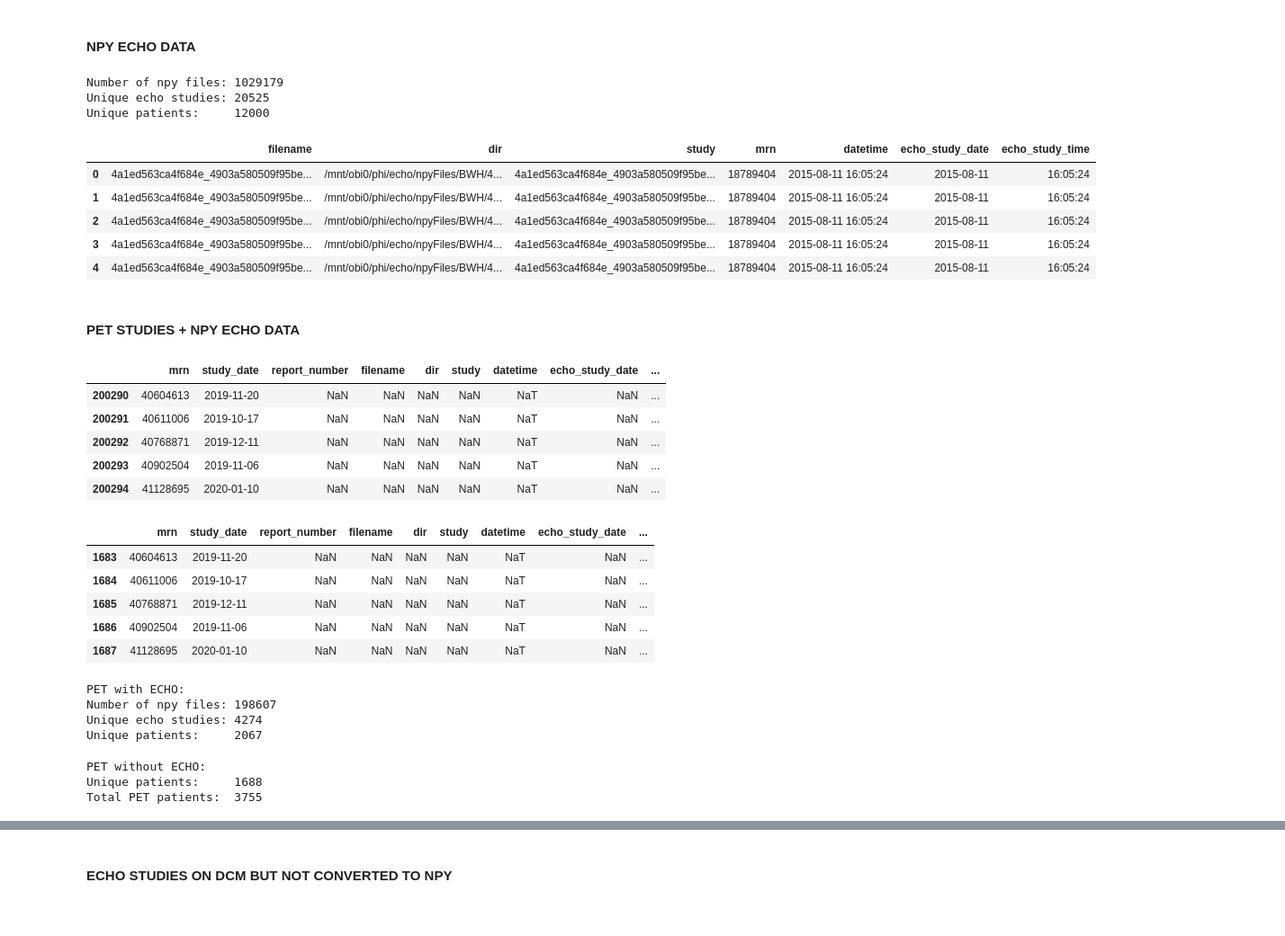
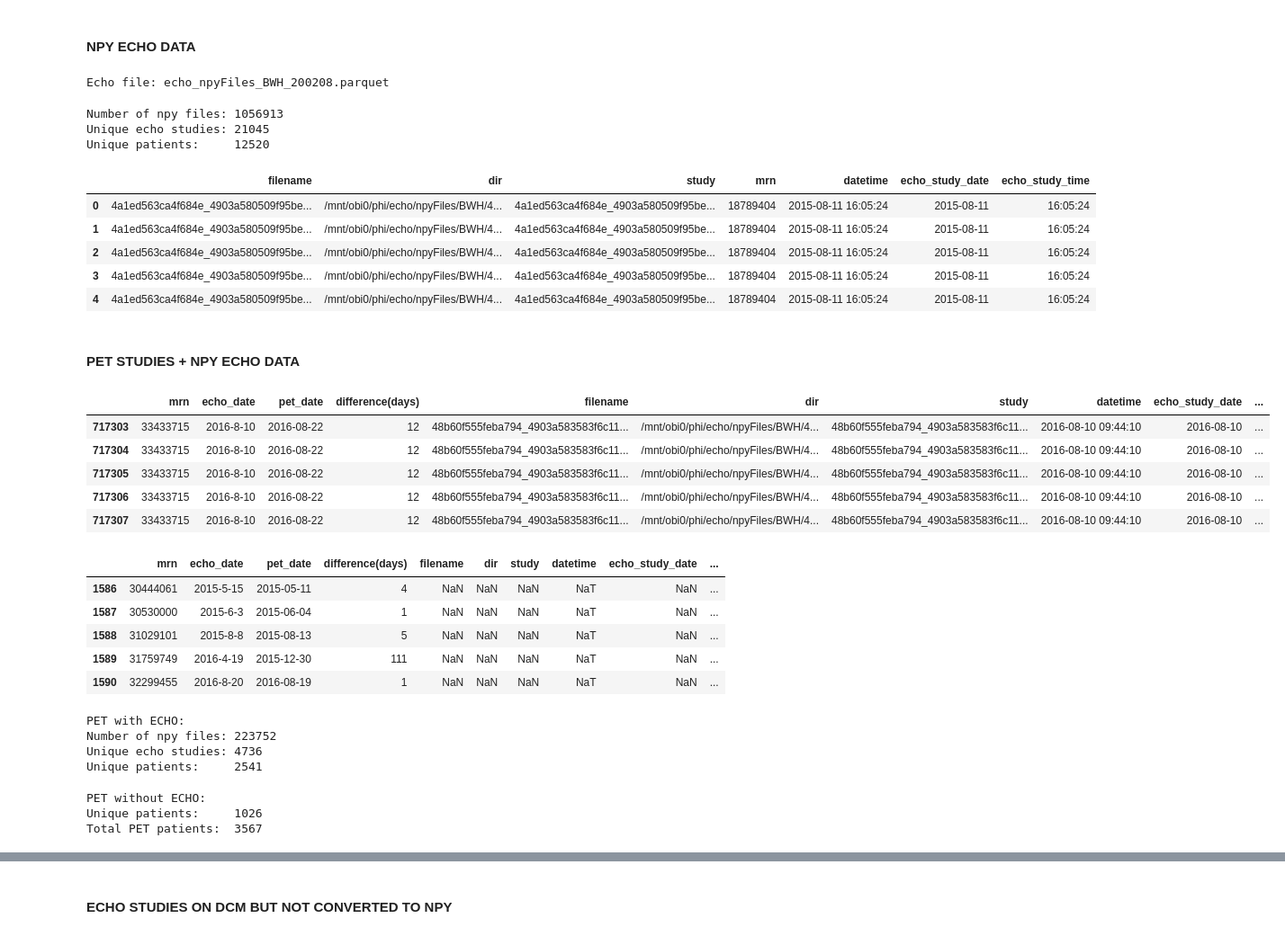
Before and after one commit to awerdich/werdich-cfr, a Jupyter notebook: notebooks/echo_pet_compare.ipynb, the cells around one changed output, grey strips where cells are left out. Shown at 90% size. Saved outputs shown, nothing was run; the diff lists cells and outputs as text; code cells hidden in the pictures.

```diff
--- a/notebooks/echo_pet_compare.ipynb
+++ b/notebooks/echo_pet_compare.ipynb
@@ -10,7 +10,7 @@ pd.set_option('display.max_columns', 50)
 pd.set_option('display.width', 1000)
 # %%
 cfr_data_root = os.path.normpath('/mnt/obi0/andreas/data/cfr')
-cfr_meta_date = '200202'
+cfr_meta_date = '200208'
 meta_dir = os.path.join(cfr_data_root, 'metadata_'+cfr_meta_date)
 print(meta_dir)
 # %% [output]
@@ -62,0 +20,11 @@ pet_df_3.head(5)
+# %%
+# Here are Rahul's new files
+echo_all_file = os.path.join(cfr_data_root, 'echo_studies_all_2020-Feb-4.txt')
+pet_all_file = os.path.join(cfr_data_root, 'pet_studies_all_2020-Feb-4.txt')
+pet_echo_file = os.path.join(cfr_data_root, 'bwh_2020-Feb-4_pet_365_diff.txt')
+echo_df = pd.read_csv(echo_all_file, sep = '\t')
+pet_df = pd.read_csv(pet_all_file, sep = '\t')
+pet_echo_df = pd.read_csv(pet_echo_file, sep = '\t') # Contains all PET MRNs use this one.
+pet = pet_echo_df.rename(columns = {'MRN': 'mrn'}).reset_index(drop = True)
+
+print('Unique patients:   {}'.format(len(pet.mrn.unique())))
@@ -68,6 +53,9 @@ echo = pd.read_parquet(os.path.join(meta_dir, echo_files_name))
 echo = echo.astype({'mrn': 'int64'})
 echo = echo.assign(echo_study_date = echo.datetime.dt.date,
                    echo_study_time = echo.datetime.dt.time)
+print('Echo file: {}'.format(echo_files_name))
+# %% [output]
+Echo file: echo_npyFiles_BWH_200208.parquet
 # %%
 print('Number of npy files: {}'.format(len(echo.filename.unique())))
 print('Unique echo studies: {}'.format(len(echo.study.unique())))
@@ -75,9 +63,9 @@ print('Unique patients:     {}'.format(len(echo.mrn.unique())))
 print()
 echo.head()
 # %% [output]
-Number of npy files: 1029179
-Unique echo studies: 20525
-Unique patients:     12000
+Number of npy files: 1056913
+Unique echo studies: 21045
+Unique patients:     12520
 |  | filename | dir | study | mrn | datetime | echo_study_date | echo_study_time |
 | 0 | 4a1ed563ca4f684e_4903a580509f95be... | /mnt/obi0/phi/echo/npyFiles/BWH/4... | 4a1ed563ca4f684e_4903a580509f95be... | 18789404 | 2015-08-11 16:05:24 | 2015-08-11 | 16:05:24 |
 | 1 | 4a1ed563ca4f684e_4903a580509f95be... | /mnt/obi0/phi/echo/npyFiles/BWH/4... | 4a1ed563ca4f684e_4903a580509f95be... | 18789404 | 2015-08-11 16:05:24 | 2015-08-11 | 16:05:24 |
@@ -87,15 +75,15 @@ Unique patients:     12000
 # %% [markdown]
 #### PET STUDIES + NPY ECHO DATA ####
 # %%
-pet_echo = pet_df_3.merge(right = echo, on = 'mrn', how = 'left')
+pet_echo = pet.merge(right = echo, on = 'mrn', how = 'left')
 pet_echo.tail()
 # %% [output]
-|  | mrn | study_date | report_number | filename | dir | study | datetime | echo_study_date | ... |
-| 200290 | 40604613 | 2019-11-20 | NaN | NaN | NaN | NaN | NaT | NaN | ... |
-| 200291 | 40611006 | 2019-10-17 | NaN | NaN | NaN | NaN | NaT | NaN | ... |
-| 200292 | 40768871 | 2019-12-11 | NaN | NaN | NaN | NaN | NaT | NaN | ... |
-| 200293 | 40902504 | 2019-11-06 | NaN | NaN | NaN | NaN | NaT | NaN | ... |
-| 200294 | 41128695 | 2020-01-10 | NaN | NaN | NaN | NaN | NaT | NaN | ... |
+|  | mrn | echo_date | pet_date | difference(days) | filename | dir | study | datetime | echo_study_date | ... |
+| 717303 | 33433715 | 2016-8-10 | 2016-08-22 | 12 | 48b60f555feba794_4903a583583f6c11... | /mnt/obi0/phi/echo/npyFiles/BWH/4... | 48b60f555feba794_4903a583583f6c11... | 2016-08-10 09:44:10 | 2016-08-10 | ... |
+| 717304 | 33433715 | 2016-8-10 | 2016-08-22 | 12 | 48b60f555feba794_4903a583583f6c11... | /mnt/obi0/phi/echo/npyFiles/BWH/4... | 48b60f555feba794_4903a583583f6c11... | 2016-08-10 09:44:10 | 2016-08-10 | ... |
+| 717305 | 33433715 | 2016-8-10 | 2016-08-22 | 12 | 48b60f555feba794_4903a583583f6c11... | /mnt/obi0/phi/echo/npyFiles/BWH/4... | 48b60f555feba794_4903a583583f6c11... | 2016-08-10 09:44:10 | 2016-08-10 | ... |
+| 717306 | 33433715 | 2016-8-10 | 2016-08-22 | 12 | 48b60f555feba794_4903a583583f6c11... | /mnt/obi0/phi/echo/npyFiles/BWH/4... | 48b60f555feba794_4903a583583f6c11... | 2016-08-10 09:44:10 | 2016-08-10 | ... |
+| 717307 | 33433715 | 2016-8-10 | 2016-08-22 | 12 | 48b60f555feba794_4903a583583f6c11... | /mnt/obi0/phi/echo/npyFiles/BWH/4... | 48b60f555feba794_4903a583583f6c11... | 2016-08-10 09:44:10 | 2016-08-10 | ... |
 # %%
 # Filter pet studies with current echo
 pet_echo_nofiles = pet_echo.loc[pet_echo.filename.isnull()].reset_index(drop = True)
@@ -110,12 +98,12 @@ petecho.to_parquet(os.path.join(meta_dir, pet_echo_files_name))
 # %%
 pet_echo_nofiles.tail()
 # %% [output]
-|  | mrn | study_date | report_number | filename | dir | study | datetime | echo_study_date | ... |
-| 1683 | 40604613 | 2019-11-20 | NaN | NaN | NaN | NaN | NaT | NaN | ... |
-| 1684 | 40611006 | 2019-10-17 | NaN | NaN | NaN | NaN | NaT | NaN | ... |
-| 1685 | 40768871 | 2019-12-11 | NaN | NaN | NaN | NaN | NaT | NaN | ... |
-| 1686 | 40902504 | 2019-11-06 | NaN | NaN | NaN | NaN | NaT | NaN | ... |
-| 1687 | 41128695 | 2020-01-10 | NaN | NaN | NaN | NaN | NaT | NaN | ... |
+|  | mrn | echo_date | pet_date | difference(days) | filename | dir | study | datetime | echo_study_date | ... |
+| 1586 | 30444061 | 2015-5-15 | 2015-05-11 | 4 | NaN | NaN | NaN | NaT | NaN | ... |
+| 1587 | 30530000 | 2015-6-3 | 2015-06-04 | 1 | NaN | NaN | NaN | NaT | NaN | ... |
+| 1588 | 31029101 | 2015-8-8 | 2015-08-13 | 5 | NaN | NaN | NaN | NaT | NaN | ... |
+| 1589 | 31759749 | 2016-4-19 | 2015-12-30 | 111 | NaN | NaN | NaN | NaT | NaN | ... |
+| 1590 | 32299455 | 2016-8-20 | 2016-08-19 | 1 | NaN | NaN | NaN | NaT | NaN | ... |
 # %%
 print('PET with ECHO:')
 print('Number of npy files: {}'.format(len(petecho.filename.unique())))
@@ -123,17 +111,17 @@ print('Unique echo studies: {}'.format(len(petecho.study.unique())))
 print('Unique patients:     {}'.format(len(petecho.mrn.unique())))
 # %% [output]
 PET with ECHO:
-Number of npy files: 198607
-Unique echo studies: 4274
-Unique patients:     2067
+Number of npy files: 223752
+Unique echo studies: 4736
+Unique patients:     2541
 # %%
 print('PET without ECHO:')
 print('Unique patients:     {}'.format(len(pet_echo_nofiles.mrn.unique())))
-print('Total PET patients:  {}'.format(len(pet_df_3.mrn.unique())))
+print('Total PET patients:  {}'.format(len(pet.mrn.unique())))
 # %% [output]
 PET without ECHO:
-Unique patients:     1688
-Total PET patients:  3755
+Unique patients:     1026
+Total PET patients:  3567
 # %%
 pet_echo_nofiles.head()
 # %% [output]
```
Also changed, not shown: parts of 19 cells of this notebook, 3 other files.
